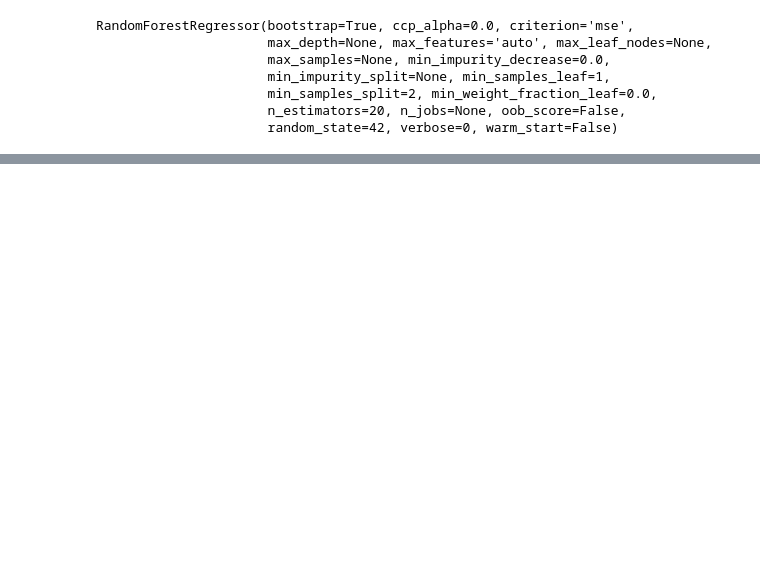
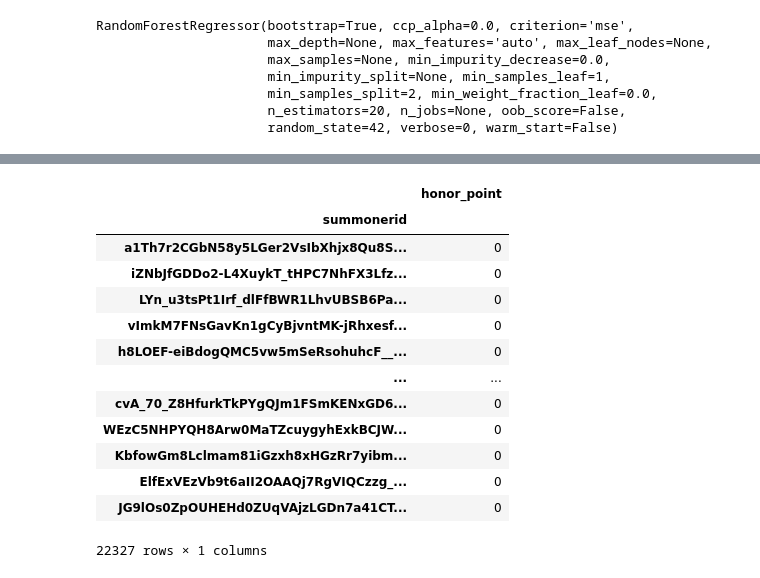
Before and after one commit to zookeeper464/op.gg, a Jupyter notebook: lol_data_analysis.ipynb, the cells around one changed output, grey strips where cells are left out. Drawn from its saved outputs; the diff is of its cells as text; code cells hidden in the pictures; blank space fills up the shorter version.

```diff
--- a/lol_data_analysis.ipynb
+++ b/lol_data_analysis.ipynb
@@ -884,0 +893,35 @@ importances5.sort_values()[-n:].plot.barh();
+# %%
+team_df = pd.merge(Game,Team, how='right', left_on=['gameid'], right_on=['gameid'])[['gameid','teamid','gameduration','inhibitorkilled']]
+df0 = pd.merge(merge_User4,team_df, how='left', left_on=['gameid','teamid'], right_on=['gameid','teamid'])
+# %%
+df1 = df0 [['summonerid','KDA', 'deaths','kills','assists','damagedealttoturrets', 'longesttimespentliving', 'totalminionskilled', 'goldspent',
+            'visionscore', 'lane','gameduration', 'win', 'inhibitorkilled']]
+# %%
+Groupby_df0 = pd.get_dummies(df1, columns=['lane']).drop(['lane_ADC', 'lane_JUNGLE', 'lane_MID', 'lane_TOP'],axis=1)
+Groupby_df1 = pd.get_dummies(Groupby_df0,columns=['win'], drop_first=True)
+Groupby_df1.columns =['summonerid', 'KDA', 'deaths', 'kills', 'assists',
+       'damagedealttoturrets', 'longesttimespentliving', 'totalminionskilled',
+       'goldspent', 'visionscore', 'gameduration', 'inhibitorkilled',
+       'lane_SUPPORT', 'win']
+Groupby_df2=Groupby_df1.set_index('summonerid')
+# %%
+honor_df = pd.DataFrame(Groupby_df1['summonerid'].unique(), columns= ['summonerid'])
+honor_df['honor_point'] = 0
+honor_df=honor_df.set_index('summonerid')
+# %%
+honor_df.loc[Groupby_df2[(Groupby_df2['lane_SUPPORT'] == 1)& (Groupby_df2['visionscore']<=20)].index,['honor_point']]
+# %% [output]
+|  | honor_point |
+| summonerid |  |
+| a1Th7r2CGbN58y5LGer2VsIbXhjx8Qu8S... | 0 |
+| iZNbJfGDDo2-L4XuykT_tHPC7NhFX3Lfz... | 0 |
+| LYn_u3tsPt1Irf_dlFfBWR1LhvUBSB6Pa... | 0 |
+| vImkM7FNsGavKn1gCyBjvntMK-jRhxesf... | 0 |
+| h8LOEF-eiBdogQMC5vw5mSeRsohuhcF__... | 0 |
+| ... | ... |
+| cvA_70_Z8HfurkTkPYgQJm1FSmKENxGD6... | 0 |
+| WEzC5NHPYQH8Arw0MaTZcuygyhExkBCJW... | 0 |
+| KbfowGm8Lclmam81iGzxh8xHGzRr7yibm... | 0 |
+| ElfExVEzVb9t6aII2OAAQj7RgVIQCzzg_... | 0 |
+| JG9lOs0ZpOUHEHd0ZUqVAjzLGDn7a41CT... | 0 |
+22327 rows × 1 columns
```
Also changed, not shown: parts of 9 cells of this notebook.
